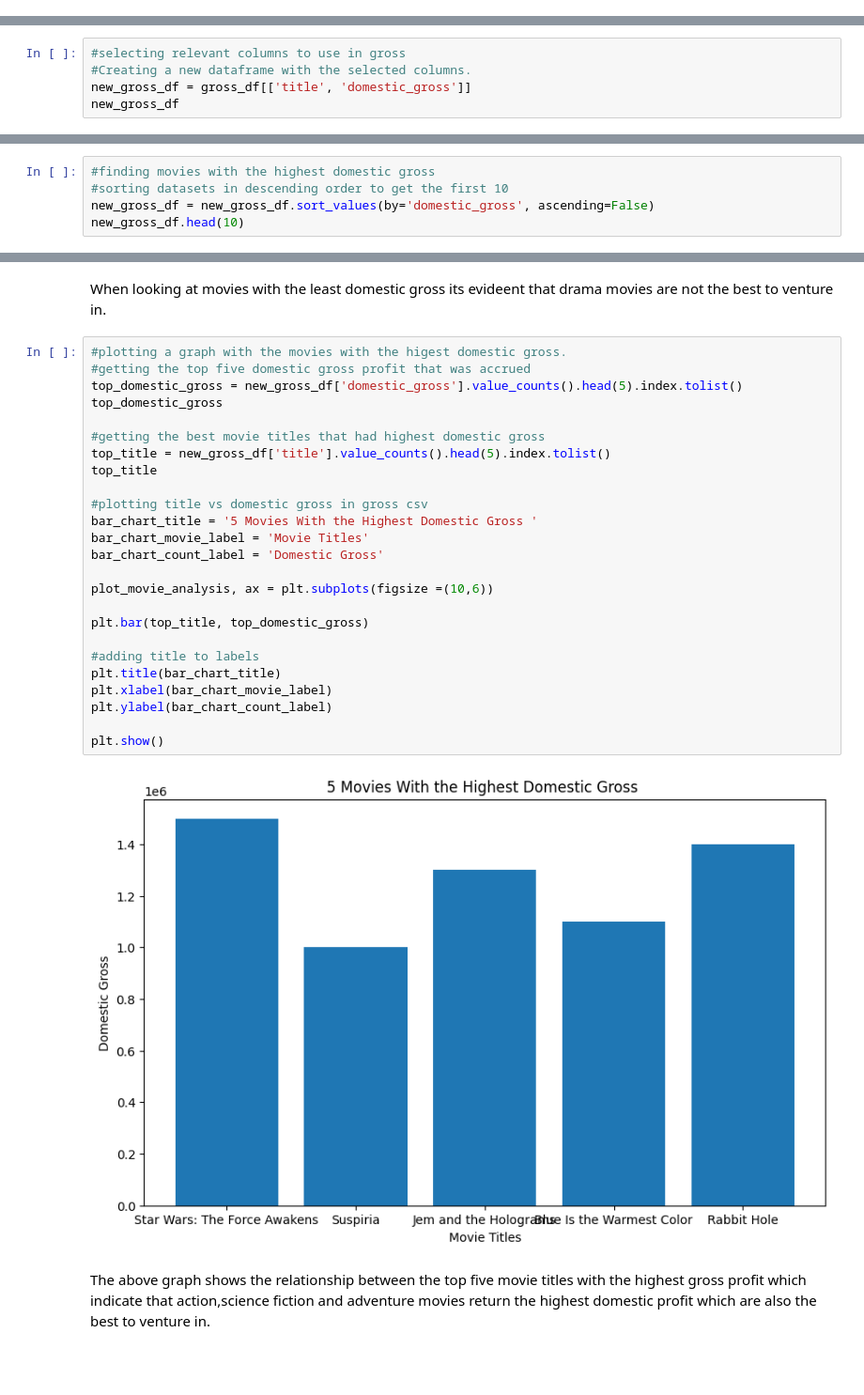
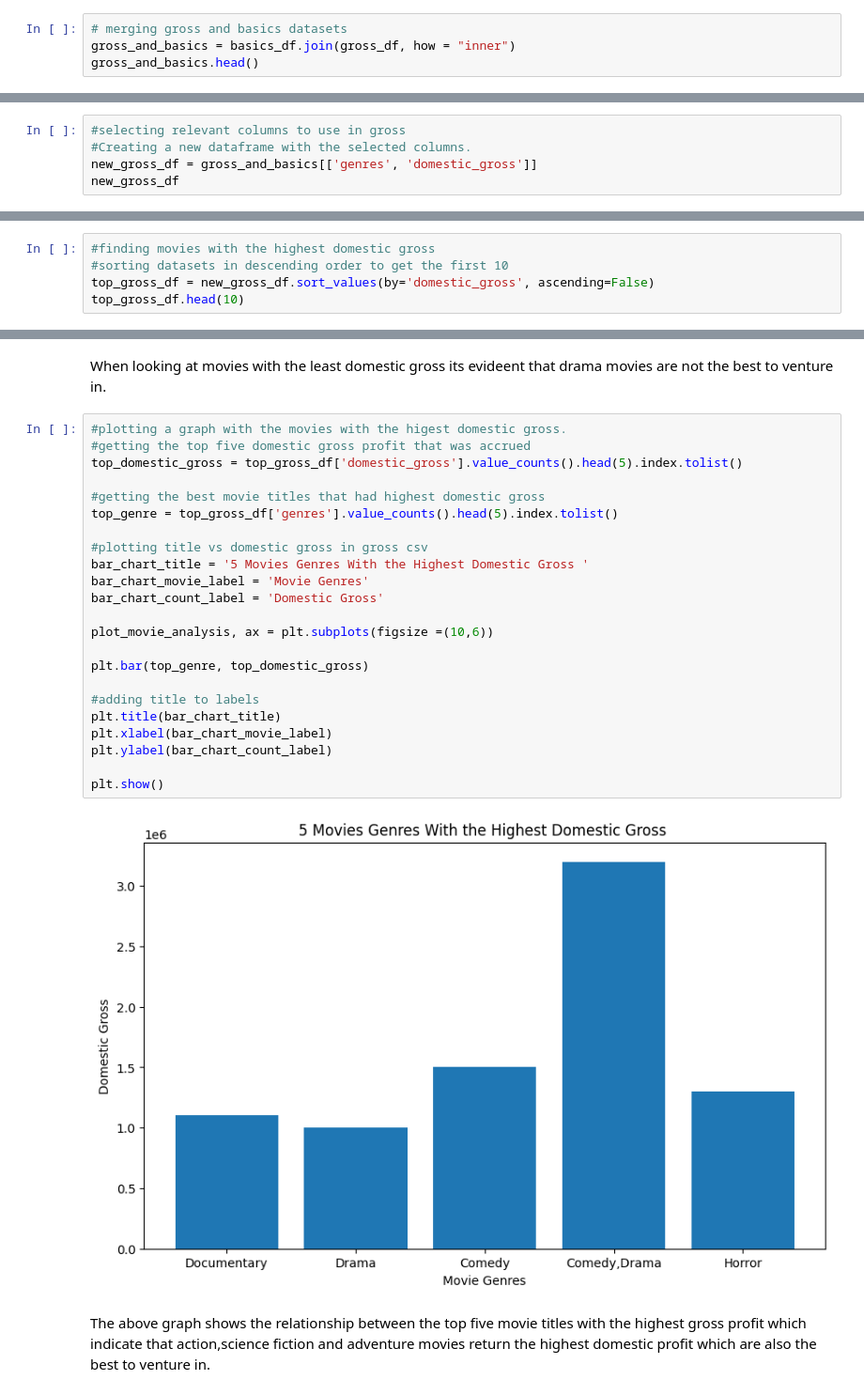
Before and after one commit to levine01/Movie-Analysis, a Jupyter notebook: index.ipynb, the cells around one changed output, grey strips where cells are left out. Shown: that part at 94% size. Saved outputs shown, nothing was run; the diff lists cells and outputs as text; blank space fills up the shorter version.

Commit message:
Adding info to plot a bar graph

```diff
--- a/index.ipynb
+++ b/index.ipynb
@@ -185,3 +187,7 @@ ratings_and_basics
 | 73854 | tt9914942 | La vida sense la Sara Amat | La vida sense la Sara Amat | 2019 | NaN | NaN | 6.6 | 5 |
 | 73855 | tt9916160 | Drømmeland | Drømmeland | 2019 | 72.0 | Documentary | 6.5 | 11 |
 73856 rows × 8 columns
+# %%
+# merging gross and basics datasets
+gross_and_basics = basics_df.join(gross_df, how = "inner")
+gross_and_basics.head()
@@ -465,6 +438,6 @@ dtype: int64
 # %%
 #selecting relevant columns to use in gross
 #Creating a new dataframe with the selected columns.
-new_gross_df = gross_df[['title', 'domestic_gross']]
+new_gross_df = gross_and_basics[['genres', 'domestic_gross']]
 new_gross_df
 # %% [output]
@@ -484,6 +457,6 @@ new_gross_df
 # %%
 #finding movies with the highest domestic gross
 #sorting datasets in descending order to get the first 10
-new_gross_df = new_gross_df.sort_values(by='domestic_gross', ascending=False)
-new_gross_df.head(10)
+top_gross_df = new_gross_df.sort_values(by='domestic_gross', ascending=False)
+top_gross_df.head(10)
 # %% [output]
@@ -520,30 +493,28 @@ When looking at movies with the least domestic gross its evideent that drama mov
 # %%
 #plotting a graph with the movies with the higest domestic gross.
 #getting the top five domestic gross profit that was accrued
-top_domestic_gross = new_gross_df['domestic_gross'].value_counts().head(5).index.tolist()
-top_domestic_gross
+top_domestic_gross = top_gross_df['domestic_gross'].value_counts().head(5).index.tolist()
 
 #getting the best movie titles that had highest domestic gross
-top_title = new_gross_df['title'].value_counts().head(5).index.tolist()
-top_title
+top_genre = top_gross_df['genres'].value_counts().head(5).index.tolist()
 
 #plotting title vs domestic gross in gross csv
-bar_chart_title = '5 Movies With the Highest Domestic Gross '
-bar_chart_movie_label = 'Movie Titles'
+bar_chart_title = '5 Movies Genres With the Highest Domestic Gross '
+bar_chart_movie_label = 'Movie Genres'
 bar_chart_count_label = 'Domestic Gross'
 
 plot_movie_analysis, ax = plt.subplots(figsize =(10,6))
 
-plt.bar(top_title, top_domestic_gross)
+plt.bar(top_genre, top_domestic_gross)
 
 #adding title to labels
 plt.title(bar_chart_title)
 plt.xlabel(bar_chart_movie_label)
 plt.ylabel(bar_chart_count_label)
 
 plt.show()
 # %% [output]
-[figure, old version]
+[figure, new version]
 # %% [markdown]
 The above graph shows the relationship between the top five movie titles with the highest gross profit which indicate that action,science fiction and adventure movies return the highest domestic profit which are also the best to venture in.
 # %% [markdown]
```
Also changed, not shown: parts of 21 cells of this notebook.
